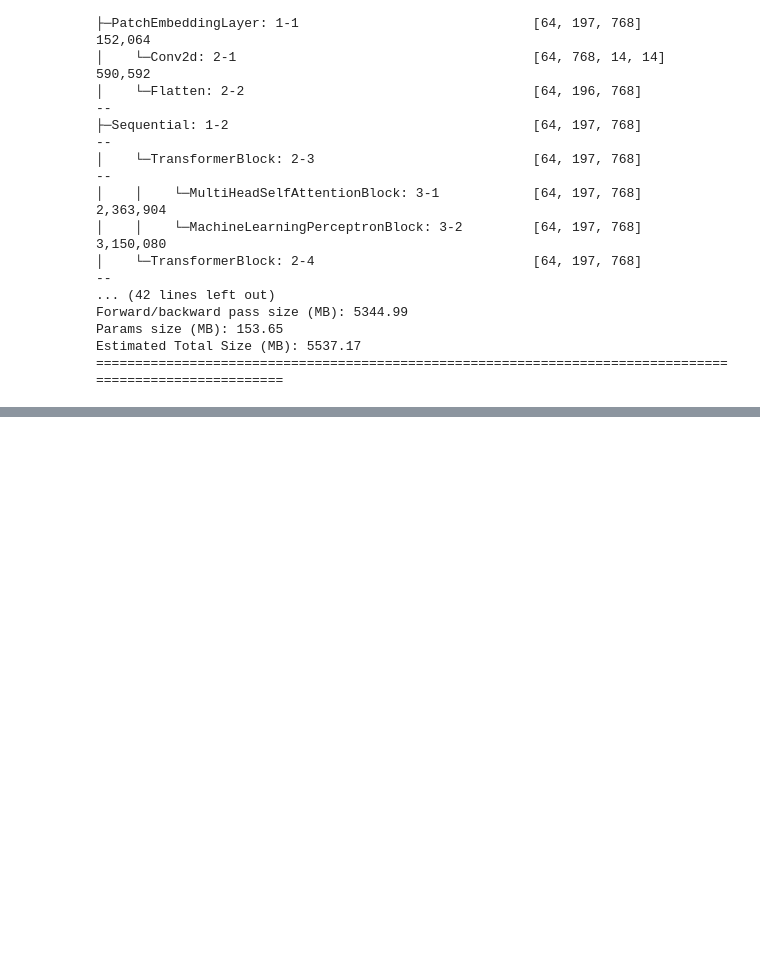
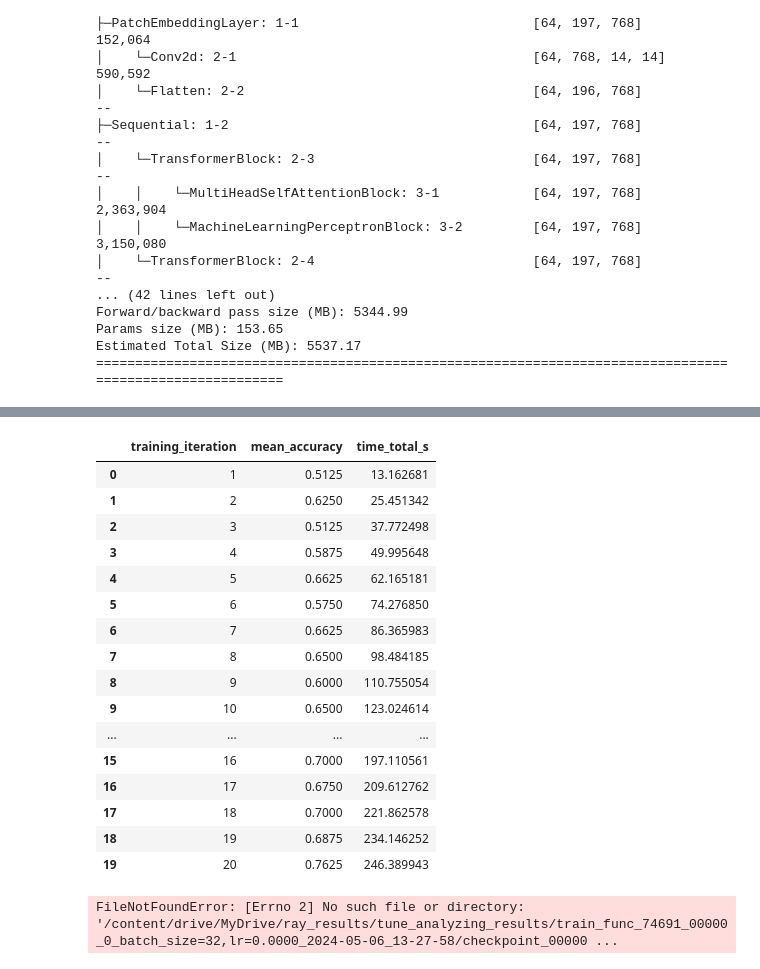
Before and after one commit to qkrwoghd04/binary_classification_using_BERT-ViT, a Jupyter notebook: practice/vit_classification_using_pytorch.ipynb, the cells around one changed output, grey strips where cells are left out. Cells and saved outputs as stored; diff of their text form; code cells hidden in the pictures; blank space fills up the shorter version.

```diff
--- a/practice/vit_classification_using_pytorch.ipynb
+++ b/practice/vit_classification_using_pytorch.ipynb
@@ -353,12 +347,17 @@ def train_func(config):
       metrics = {
             "loss": running_loss / len(train_dataloader),
             "val_loss": val_loss / len(val_dataloader),
-            "accuracy": correct / total
+            "mean_accuracy": correct / total
       }
       if epoch % CHECKPOINT_FREQ == 0:
-          with tempfile.TemporaryDirectory() as tempdir:
-              # Save a checkpoint in tempdir.
-              train.report(metrics, checkpoint=Checkpoint.from_directory(tempdir))
+            checkpoint_dict = {
+                "model_state": model.state_dict(),
+                "optimizer_state": optimizer.state_dict(),
+                "epoch": epoch
+            }
+            checkpoint_path = os.path.join(train.get_checkpoint_dir(), "checkpoint.pt")
+            torch.save(checkpoint_dict, checkpoint_path)
+            train.report(metrics, checkpoint=checkpoint_path)
       else:
           train.report(metrics)
 # %%
@@ -379,21 +378,23 @@ def test_accuracy(model, device="cpu"):
 # %%
 storage_path = "/content/drive/MyDrive/ray_results"
 exp_name = "tune_analyzing_results"
+trainable_with_resources = tune.with_resources(train_func, {"cpu":4 , "gpu":1, "accelerator_type:T4":1})
 tuner = tune.Tuner(
-    train_func,
+    trainable_with_resources,
     param_space={
-        "lr": tune.loguniform(1e-4, 1e-2),
-        "batch_size": tune.choice([16, 32, 64]),
-        "epochs": 20
+        "lr": tune.loguniform(1e-4, 1e-5),
+        "batch_size": tune.choice([32, 64]),
+        "epochs": 30,
+        "should_checkpoint":True,
+
     },
     run_config=train.RunConfig(
         name=exp_name,
-        stop={"training_iteration": 20},
+        stop={"training_iteration": 30},
         checkpoint_config=train.CheckpointConfig(
             checkpoint_score_attribute="mean_accuracy",
             num_to_keep=3
         ),
-        resource_per_trial={"cpu": 1, "gpu": 1},
         storage_path=storage_path,
     ),
     tune_config=tune.TuneConfig(mode="max", metric="mean_accuracy", num_samples=8, max_concurrent_trials=1),
@@ -536,0 +520,3 @@ TypeError: overall_accuracy() got an unexpected keyword argument 'criterion'
+# %%
+# Get the result with the maximum test set `mean_accuracy`
+best_result: Result = result_grid.get_best_result()
@@ -536,0 +548,31 @@ TypeError: overall_accuracy() got an unexpected keyword argument 'criterion'
+# %%
+result_df = best_result.metrics_dataframe
+result_df[["training_iteration", "mean_accuracy", "time_total_s"]]
+# %% [output]
+|  | training_iteration | mean_accuracy | time_total_s |
+| 0 | 1 | 0.5125 | 13.162681 |
+| 1 | 2 | 0.6250 | 25.451342 |
+| 2 | 3 | 0.5125 | 37.772498 |
+| 3 | 4 | 0.5875 | 49.995648 |
+| 4 | 5 | 0.6625 | 62.165181 |
+| 5 | 6 | 0.5750 | 74.276850 |
+| 6 | 7 | 0.6625 | 86.365983 |
+| 7 | 8 | 0.6500 | 98.484185 |
+| 8 | 9 | 0.6000 | 110.755054 |
+| 9 | 10 | 0.6500 | 123.024614 |
+| ... | ... | ... | ... |
+| 15 | 16 | 0.7000 | 197.110561 |
+| 16 | 17 | 0.6750 | 209.612762 |
+| 17 | 18 | 0.7000 | 221.862578 |
+| 18 | 19 | 0.6875 | 234.146252 |
+| 19 | 20 | 0.7625 | 246.389943 |
+# %%
+from ray.tune.examples.mnist_pytorch import get_data_loaders
+
+model = vit_model()
+
+with best_result.checkpoint.as_directory() as checkpoint_dir:
+    checkpoint_dict = torch.load(os.path.join(checkpoint_dir, "checkpoint.pt"))
+    model.load_state_dict(checkpoint_dict["model_state"])
+# %% [output]
+FileNotFoundError: [Errno 2] No such file or directory: '/content/drive/MyDrive/ray_results/tune_analyzing_results/train_func_74691_00000_0_batch_size=32,lr=0.0000_2024-05-06_13-27-58/checkpoint_00000 ...
```
Also changed, not shown: parts of 13 cells of this notebook.
